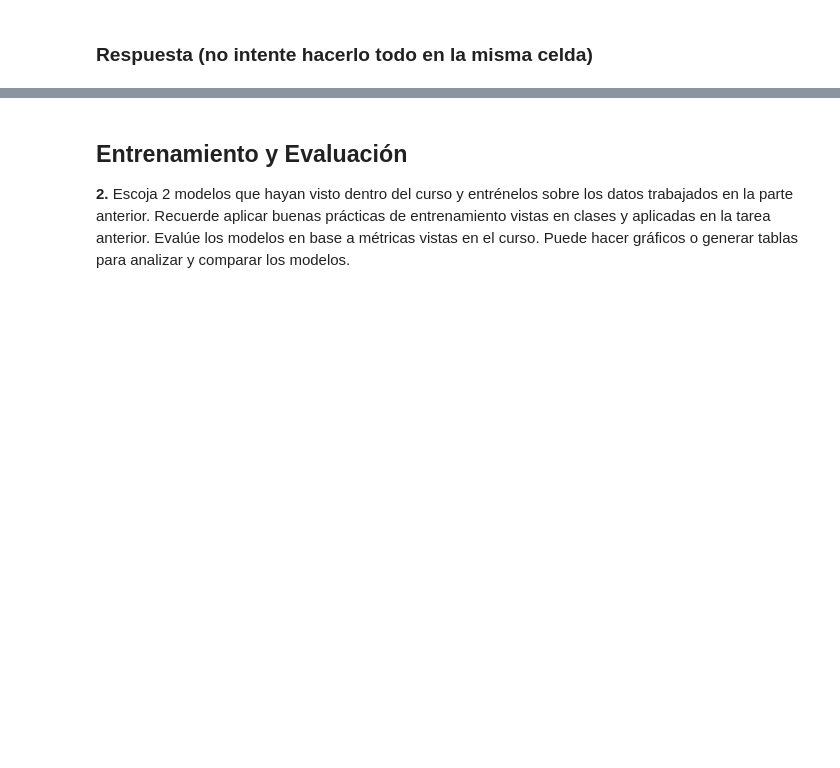
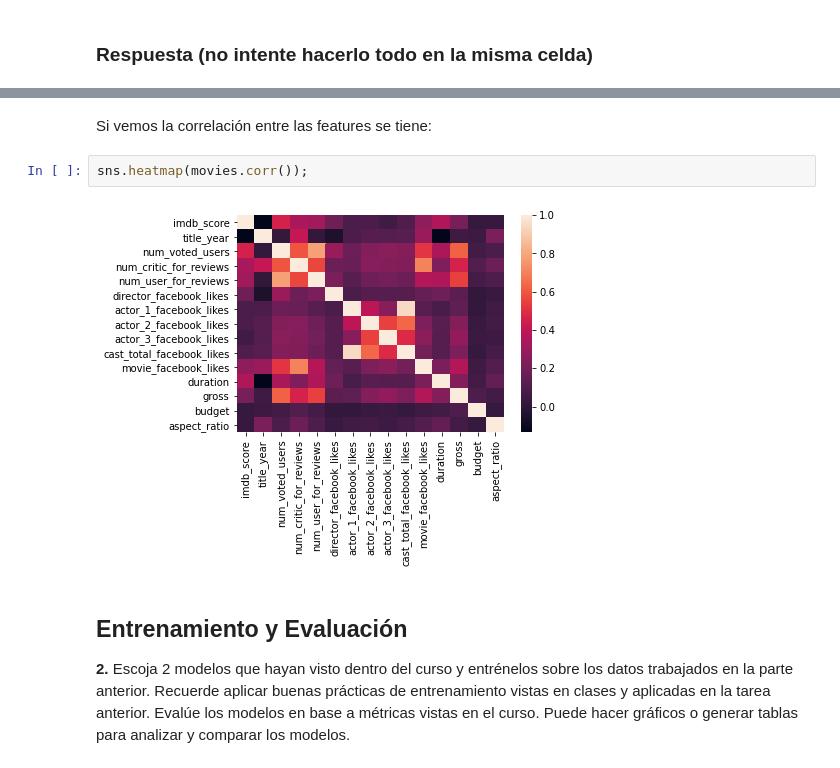
Before and after one commit to SebasUrbina/tarea3_mineria, a Jupyter notebook: Tarea 3.ipynb, the cells around one changed output, grey strips where cells are left out. Cells and saved outputs as stored; diff of their text form; blank space fills up the shorter version.

```diff
--- a/Tarea 3.ipynb
+++ b/Tarea 3.ipynb
@@ -362,3 +468,9 @@ count.to_frame().join(avg_score)
+# %% [markdown]
+Si vemos la correlación entre las features se tiene:
+# %%
+sns.heatmap(movies.corr());
+# %% [output]
+[figure, added]
 # %% [markdown]
 ## Entrenamiento y Evaluación
 
```
Also changed, not shown: parts of 17 cells of this notebook.
